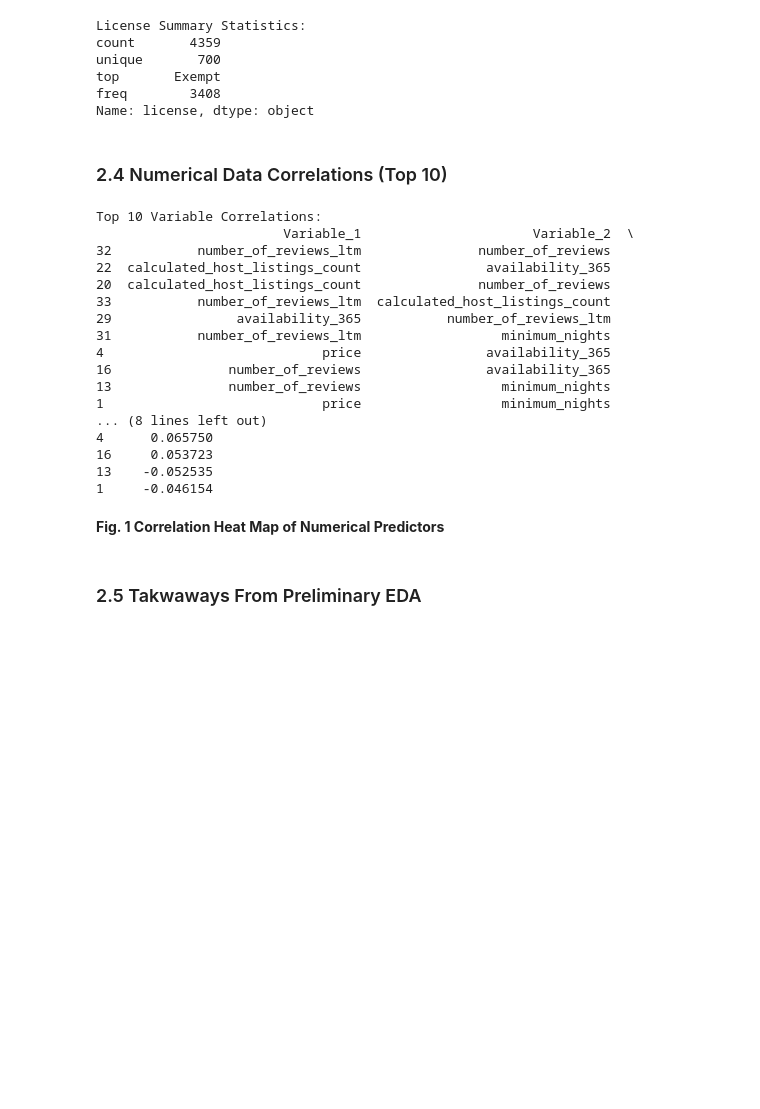
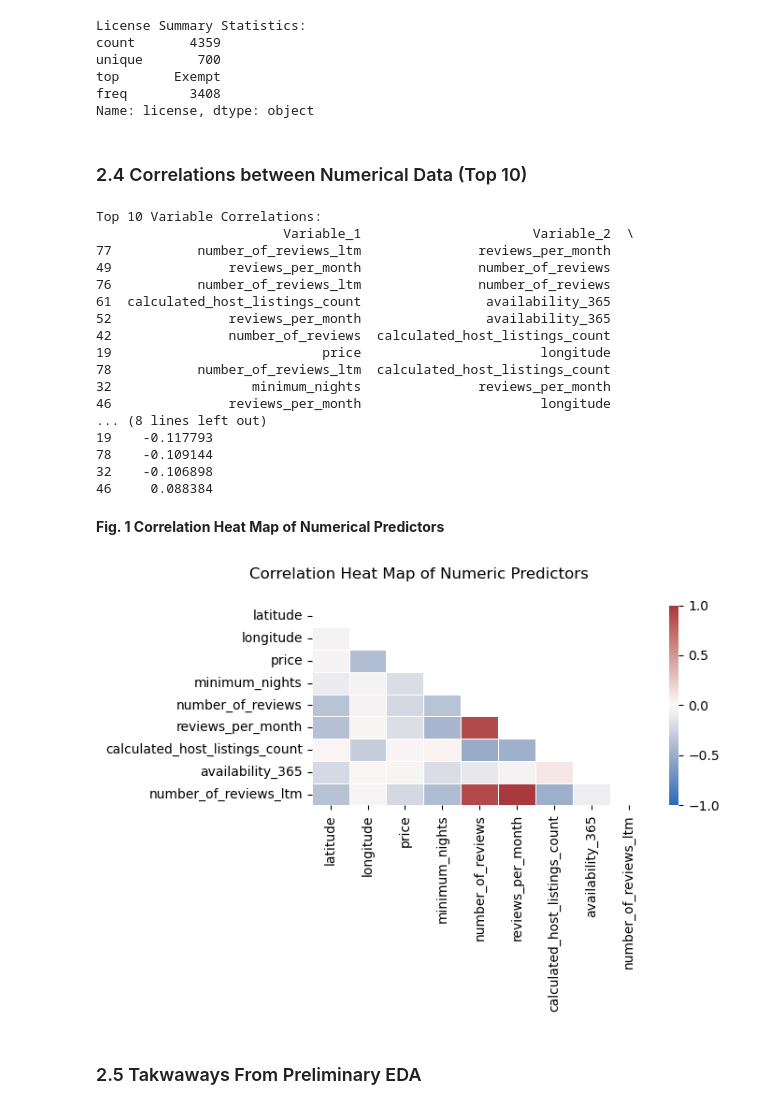
Before and after one commit to DSCI-310-2024/DSCI_310_Group_9_NY-airbnb-analysis, a Jupyter notebook: src/milestone_1.ipynb, the cells around one changed output. Drawn from its saved outputs; the diff is of its cells as text; code cells hidden in the pictures; blank space fills up the shorter version.

```diff
--- a/src/milestone_1.ipynb
+++ b/src/milestone_1.ipynb
@@ -153,10 +170,10 @@ top       Exempt
 freq        3408
 Name: license, dtype: object
 # %% [markdown]
-### 2.4 Numerical Data Correlations (Top 10)
+### 2.4 Correlations between Numerical Data (Top 10)
 # %%
 # creating correlation matrix from numeric data (exlucding host_id and id)
-corr_matrix = data.select_dtypes('int64').drop(['host_id','id'], axis=1).corr()
+corr_matrix = data.select_dtypes(include=["int64", "float64"]).drop(['host_id','id'], axis=1).corr()
 
 def rank_correlations(corr_matrix):
     # flattening matrix
@@ -181,35 +198,37 @@ rank_correlations(corr_matrix)
 # %% [output]
 Top 10 Variable Correlations:
                         Variable_1                      Variable_2  \
-32           number_of_reviews_ltm               number_of_reviews
-22  calculated_host_listings_count                availability_365
-20  calculated_host_listings_count               number_of_reviews
-33           number_of_reviews_ltm  calculated_host_listings_count
-29                availability_365           number_of_reviews_ltm
-31           number_of_reviews_ltm                  minimum_nights
-4                            price                availability_365
-16               number_of_reviews                availability_365
-13               number_of_reviews                  minimum_nights
-1                            price                  minimum_nights
+77           number_of_reviews_ltm               reviews_per_month
+49               reviews_per_month               number_of_reviews
+76           number_of_reviews_ltm               number_of_reviews
+61  calculated_host_listings_count                availability_365
+52               reviews_per_month                availability_365
+42               number_of_reviews  calculated_host_listings_count
+19                           price                       longitude
+78           number_of_reviews_ltm  calculated_host_listings_count
+32                  minimum_nights               reviews_per_month
+46               reviews_per_month                       longitude
 ... (8 lines left out)
-4      0.065750
-16     0.053723
-13    -0.052535
-1     -0.046154
+19    -0.117793
+78    -0.109144
+32    -0.106898
+46     0.088384
 # %% [markdown]
 **Fig. 1 Correlation Heat Map of Numerical Predictors**
 # %%
 # Fig. 1
 
-train_corr = train_df[numerical_data].corr(method = 'pearson')
+train_corr = corr_matrix.corr(method = 'pearson')
 mask = np.zeros_like(train_corr, dtype=bool)
 mask[np.triu_indices_from(mask)] = True ## Uncomment to clear half the map
 
 fig, ax = plt.subplots(figsize=(7, 5))
 
 sns.heatmap(train_corr, mask=mask, vmin=-1, vmax=1, center=0, linewidths=.5, cmap="vlag")
 fig.suptitle('Correlation Heat Map of Numeric Predictors', fontsize=12)
 fig.tight_layout()
+# %% [output]
+[figure, added]
 # %% [markdown]
 ### 2.5 Takwaways From Preliminary EDA
 # %% [markdown]
```
Also changed, not shown: parts of 24 cells of this notebook, 1 other file.
